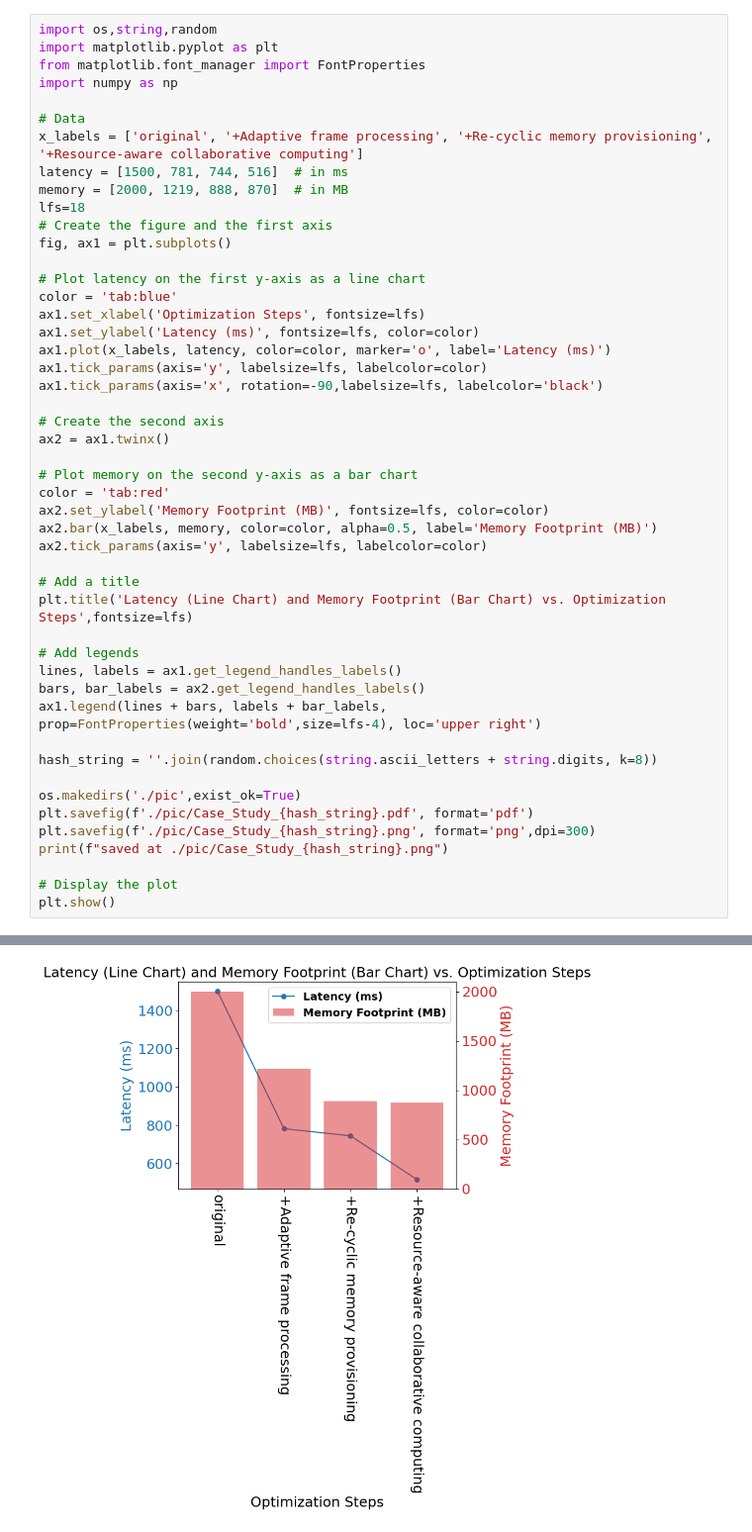
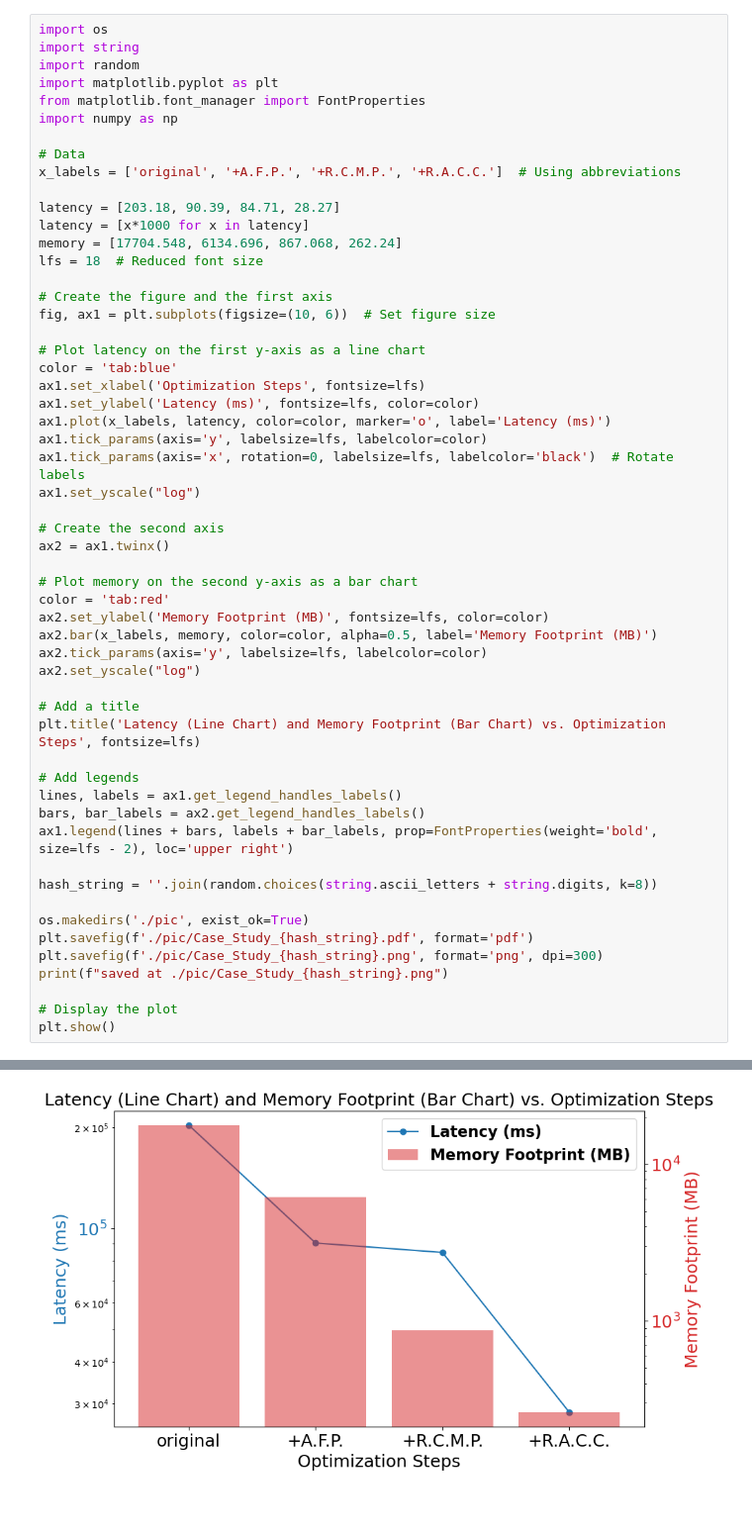
Before and after one commit to shenben/env_config, a Jupyter notebook: plot_data.ipynb, the cells around one changed output, grey strips where cells are left out. Shown at 99% size. Cells and saved outputs as stored; diff of their text form; blank space fills up the shorter version.

Commit message:
plot the data

```diff
--- a/plot_data.ipynb
+++ b/plot_data.ipynb
@@ -1,16 +1,21 @@
 # %%
-import os,string,random
+import os
+import string
+import random
 import matplotlib.pyplot as plt
 from matplotlib.font_manager import FontProperties
 import numpy as np
 
 # Data
-x_labels = ['original', '+Adaptive frame processing', '+Re-cyclic memory provisioning', '+Resource-aware collaborative computing']
-latency = [1500, 781, 744, 516]  # in ms
-memory = [2000, 1219, 888, 870]  # in MB
-lfs=18
+x_labels = ['original', '+A.F.P.', '+R.C.M.P.', '+R.A.C.C.']  # Using abbreviations
+
+latency = [203.18, 90.39, 84.71, 28.27]
+latency = [x*1000 for x in latency]
+memory = [17704.548, 6134.696, 867.068, 262.24]
+lfs = 18  # Reduced font size
+
 # Create the figure and the first axis
-fig, ax1 = plt.subplots()
+fig, ax1 = plt.subplots(figsize=(10, 6))  # Set figure size
 
 # Plot latency on the first y-axis as a line chart
 color = 'tab:blue'
@@ -18,7 +23,8 @@ ax1.set_xlabel('Optimization Steps', fontsize=lfs)
 ax1.set_ylabel('Latency (ms)', fontsize=lfs, color=color)
 ax1.plot(x_labels, latency, color=color, marker='o', label='Latency (ms)')
 ax1.tick_params(axis='y', labelsize=lfs, labelcolor=color)
-ax1.tick_params(axis='x', rotation=-90,labelsize=lfs, labelcolor='black')
+ax1.tick_params(axis='x', rotation=0, labelsize=lfs, labelcolor='black')  # Rotate labels
+ax1.set_yscale("log")
 
 # Create the second axis
 ax2 = ax1.twinx()
@@ -28,20 +34,21 @@ color = 'tab:red'
 ax2.set_ylabel('Memory Footprint (MB)', fontsize=lfs, color=color)
 ax2.bar(x_labels, memory, color=color, alpha=0.5, label='Memory Footprint (MB)')
 ax2.tick_params(axis='y', labelsize=lfs, labelcolor=color)
+ax2.set_yscale("log")
 
 # Add a title
-plt.title('Latency (Line Chart) and Memory Footprint (Bar Chart) vs. Optimization Steps',fontsize=lfs)
+plt.title('Latency (Line Chart) and Memory Footprint (Bar Chart) vs. Optimization Steps', fontsize=lfs)
 
 # Add legends
 lines, labels = ax1.get_legend_handles_labels()
 bars, bar_labels = ax2.get_legend_handles_labels()
-ax1.legend(lines + bars, labels + bar_labels, prop=FontProperties(weight='bold',size=lfs-4), loc='upper right')
+ax1.legend(lines + bars, labels + bar_labels, prop=FontProperties(weight='bold', size=lfs - 2), loc='upper right')
 
 hash_string = ''.join(random.choices(string.ascii_letters + string.digits, k=8))
 
-os.makedirs('./pic',exist_ok=True)
+os.makedirs('./pic', exist_ok=True)
 plt.savefig(f'./pic/Case_Study_{hash_string}.pdf', format='pdf')
-plt.savefig(f'./pic/Case_Study_{hash_string}.png', format='png',dpi=300)
+plt.savefig(f'./pic/Case_Study_{hash_string}.png', format='png', dpi=300)
 print(f"saved at ./pic/Case_Study_{hash_string}.png")
 
 # Display the plot
@@ -51 +58 @@ saved at ./pic/Case_Study_QQ1fdEhV.png
-[figure, old version]
+[figure, new version]
```
Also changed, not shown: parts of 1 cell of this notebook, 2 other files.
